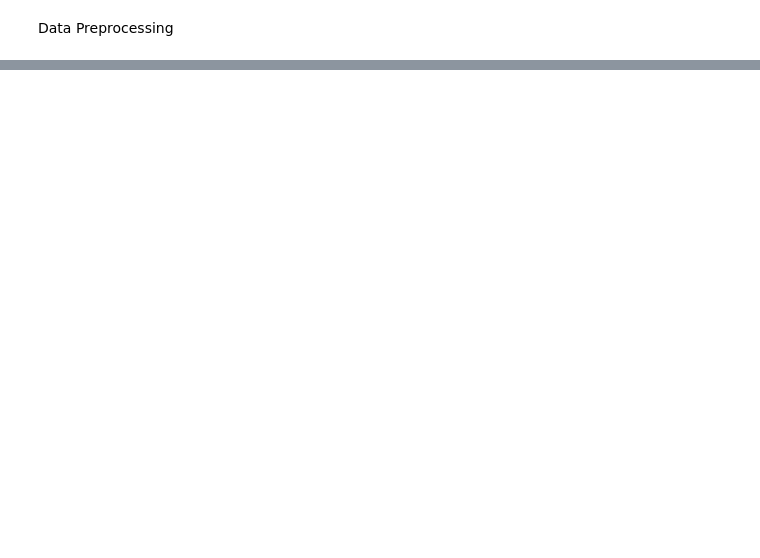
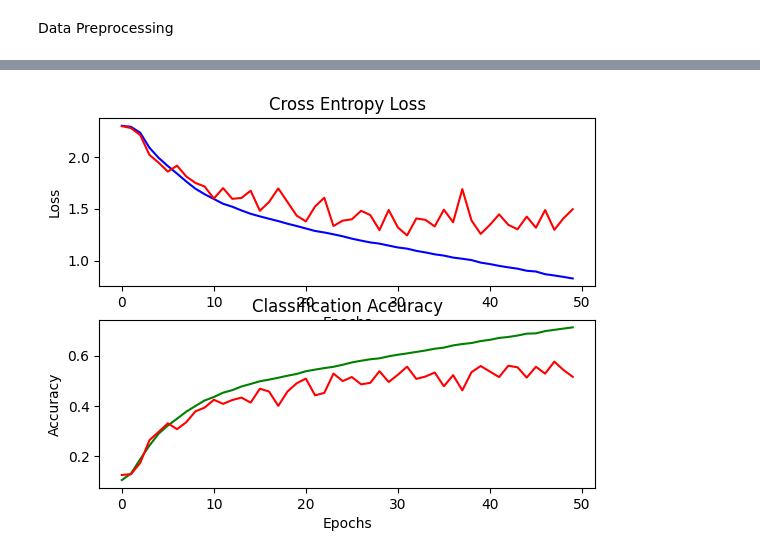
Before and after one commit to AnkitaSK/AB-Image-Classification, a Jupyter notebook: mainCIFAR10.ipynb, the cells around one changed output, grey strips where cells are left out. Drawn from its saved outputs; the diff is of its cells as text; code cells hidden in the pictures; blank space fills up the shorter version.

```diff
--- a/mainCIFAR10.ipynb
+++ b/mainCIFAR10.ipynb
@@ -28,0 +119,25 @@ plt.show()
+# %%
+# compile the model
+# we use categorical_crossentropy since our labels are one-hot encoded
+model.compile(
+    optimizer= 'sgd',#'adam',#'rmsprop',
+    loss='categorical_crossentropy',
+    metrics=['accuracy']
+)
+# %%
+from dataclasses import dataclass
+
+@dataclass(frozen=True)
+class TrainingConfig:
+    EPOCHS:        int = 50
+    BATCH_SIZE:    int = 256
+# %%
+# train the model
+history = model.fit(
+    X_train,
+    y_train,
+    batch_size = TrainingConfig.BATCH_SIZE,
+    epochs=TrainingConfig.EPOCHS,
+    verbose=1,
+    validation_data=(X_valid, y_valid)
+)
@@ -28,0 +162,20 @@ plt.show()
+# %%
+#plot loss
+plt.subplot(211)
+plt.title('Cross Entropy Loss')
+plt.plot(history.history['loss'], color='blue', label='train')
+plt.plot(history.history['val_loss'], color='red', label='val')
+plt.xlabel('Epochs')
+plt.ylabel('Loss')
+
+# plot accuracy
+plt.subplot(212)
+plt.title('Classification Accuracy')
+plt.plot(history.history['accuracy'], color='green', label='train')
+plt.plot(history.history['val_accuracy'], color='red', label='val')
+plt.xlabel('Epochs')
+plt.ylabel('Accuracy')
+
+plt.show()
+# %% [output]
+[figure, added]
```
Also changed, not shown: parts of 12 cells of this notebook.
